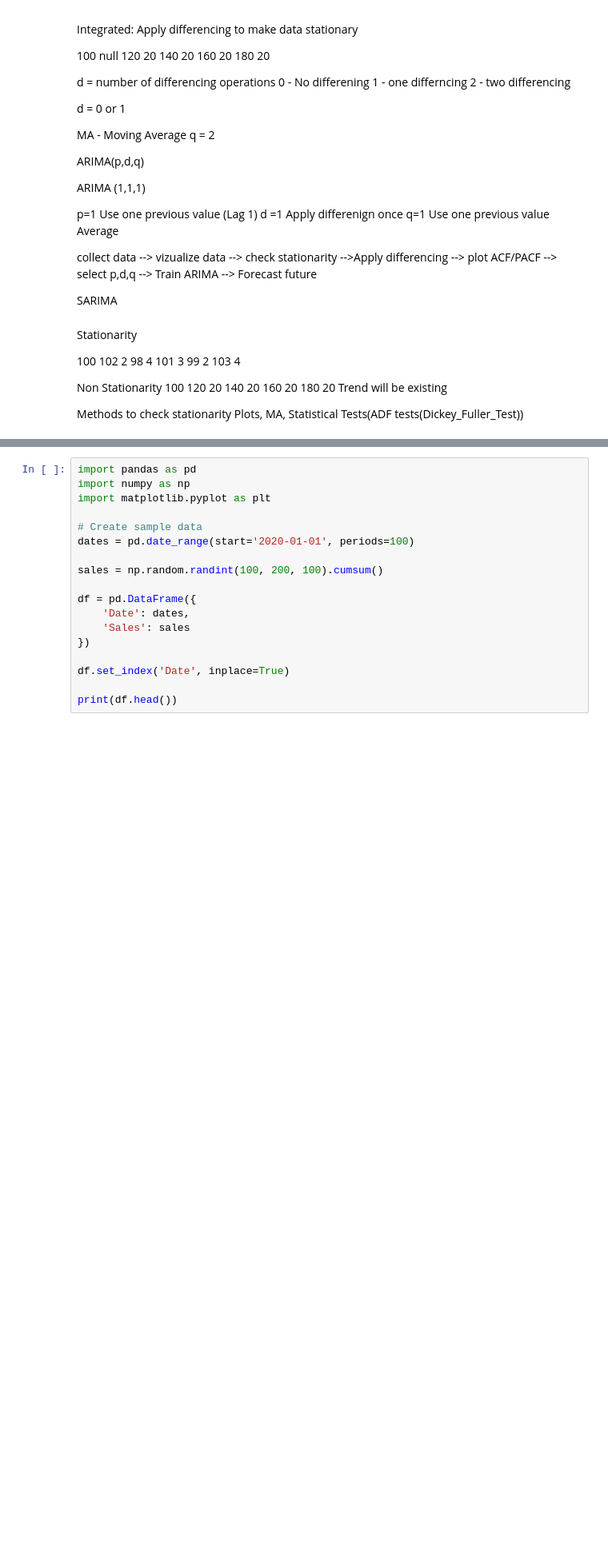
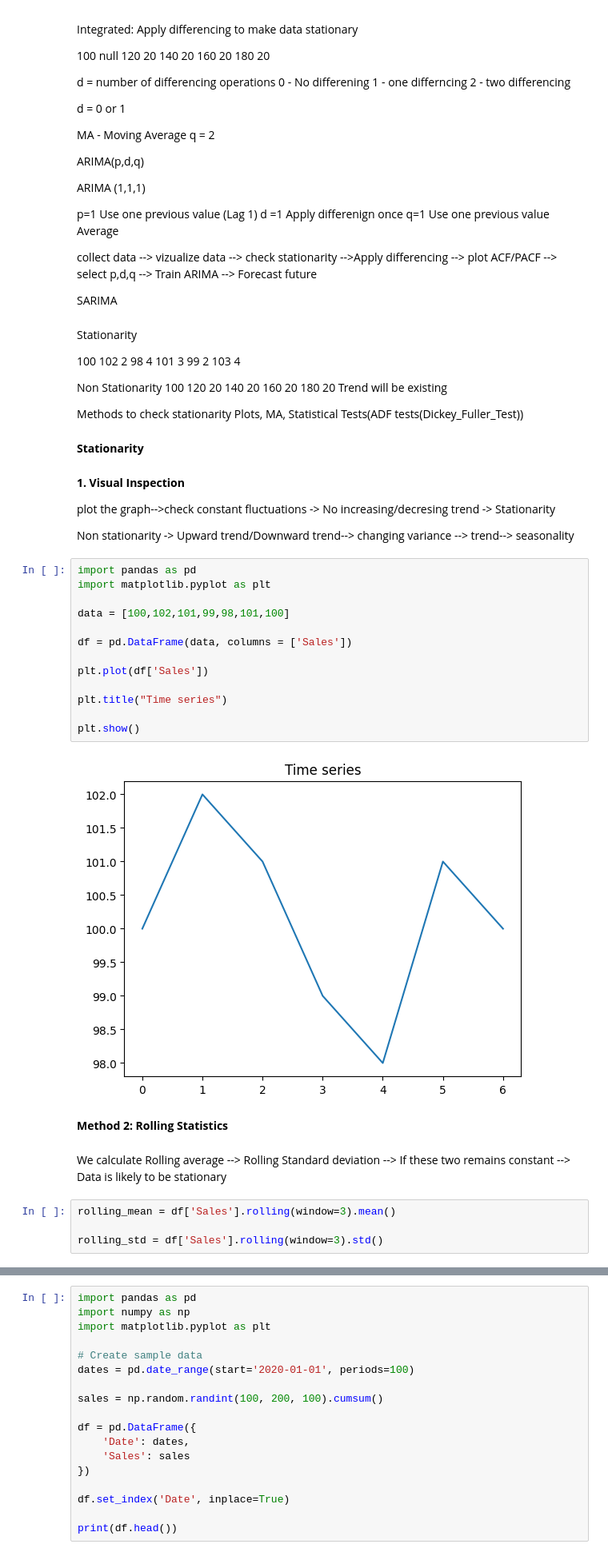
Before and after one commit to venkateshsalla01/Axiora_DS_Trainings, a Jupyter notebook: Machine_Learning/Time_series.ipynb, the cells around one changed output, grey strips where cells are left out. Shown at 80% size. Cells and saved outputs as stored; diff of their text form; blank space fills up the shorter version.

```diff
--- a/Machine_Learning/Time_series.ipynb
+++ b/Machine_Learning/Time_series.ipynb
@@ -225,3 +225,34 @@ Non Stationarity
 
 Methods to check stationarity
 Plots, MA, Statistical Tests(ADF tests(Dickey_Fuller_Test))
+# %% [markdown]
+**Stationarity**
+# %% [markdown]
+**1. Visual Inspection**
+
+plot the graph-->check constant fluctuations -> No increasing/decresing trend -> Stationarity
+
+Non stationarity -> Upward trend/Downward trend--> changing variance --> trend--> seasonality
+# %%
+import pandas as pd
+import matplotlib.pyplot as plt
+
+data = [100,102,101,99,98,101,100]
+
+df = pd.DataFrame(data, columns = ['Sales'])
+
+plt.plot(df['Sales'])
+
+plt.title("Time series")
+
+plt.show()
+# %% [output]
+[figure, added]
+# %% [markdown]
+**Method 2: Rolling Statistics**
+# %% [markdown]
+We calculate Rolling average --> Rolling Standard deviation --> If these two remains constant --> Data is likely to be stationary
+# %%
+rolling_mean = df['Sales'].rolling(window=3).mean()
+
+rolling_std = df['Sales'].rolling(window=3).std()
```
Also changed, not shown: parts of 23 cells of this notebook, 3 other files.
